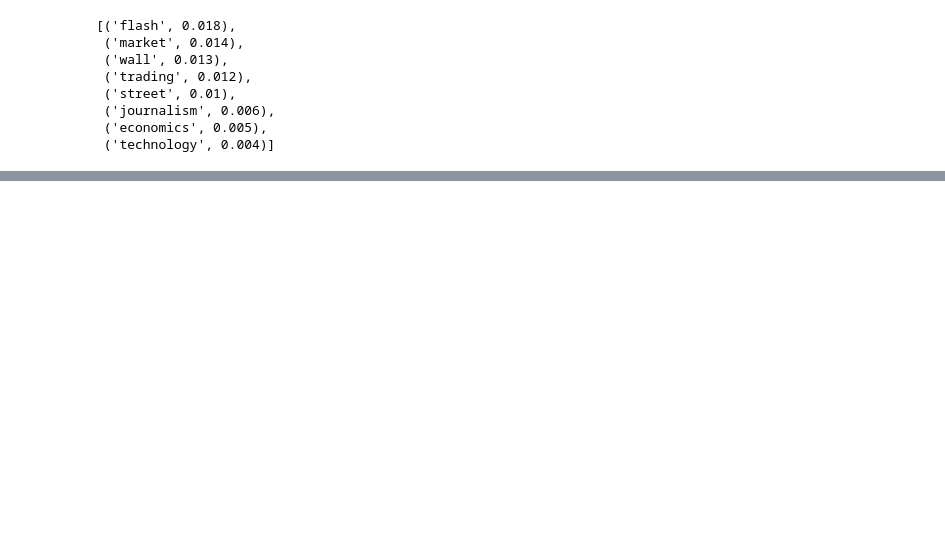
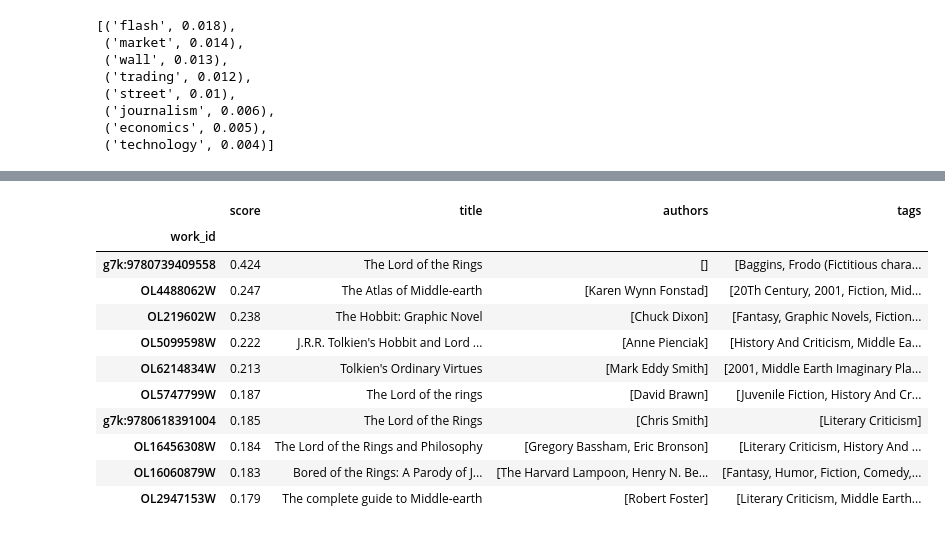
Before and after one commit to mychaelka/book-recommender, a Jupyter notebook: notebooks/vector_search.ipynb, the cells around one changed output, grey strips where cells are left out. Saved outputs shown, nothing was run; the diff lists cells and outputs as text; code cells hidden in the pictures; blank space fills up the shorter version.

```diff
--- a/notebooks/vector_search.ipynb
+++ b/notebooks/vector_search.ipynb
@@ -181,0 +182,25 @@ explain_match(algorithms, recs.index[10])  # recs.index[0] returns work id of th
+# %%
+from catalog.normalize import author_key
+
+# main author key per book, aligned with the rows of X (same order as `books`)
+main_author = books["authors"].map(lambda a: author_key(a[0]) if len(a) else None).to_numpy()
+
+
+def recommend(work_id: str, k: int = 10, exclude_same_author: bool = True) -> pd.DataFrame:
+    """The k books most similar to `work_id` by TF-IDF cosine similarity."""
+    if work_id not in position:
+        raise KeyError(f"{work_id} is not in the index (no usable description?)")
+    pos = position[work_id]
+    similarity_scores = (X @ X[pos].T).toarray().ravel()
+    similarity_scores[pos] = -1.0
+
+    if exclude_same_author and main_author[pos] is not None:
+        similarity_scores[main_author == main_author[pos]] = -1.0   # also hides other Tolkien books
+
+    top = np.argpartition(-similarity_scores, k)[:k]
+    top = top[np.argsort(-similarity_scores[top])]
+
+    result = books.iloc[top][["title", "authors", "tags"]].copy()
+    result["tags"] = result["tags"].map(lambda t: list(t)[:5])
+    result.insert(0, "score", similarity_scores[top].round(3))
+    return result
@@ -181,0 +222,15 @@ explain_match(algorithms, recs.index[10])  # recs.index[0] returns work id of th
+# %%
+recommend("OL27448W", k=10)
+# %% [output]
+|  | score | title | authors | tags |
+| work_id |  |  |  |  |
+| g7k:9780739409558 | 0.424 | The Lord of the Rings | [] | [Baggins, Frodo (Fictitious chara... |
+| OL4488062W | 0.247 | The Atlas of Middle-earth | [Karen Wynn Fonstad] | [20Th Century, 2001, Fiction, Mid... |
+| OL219602W | 0.238 | The Hobbit: Graphic Novel | [Chuck Dixon] | [Fantasy, Graphic Novels, Fiction... |
+| OL5099598W | 0.222 | J.R.R. Tolkien's Hobbit and Lord ... | [Anne Pienciak] | [History And Criticism, Middle Ea... |
+| OL6214834W | 0.213 | Tolkien's Ordinary Virtues | [Mark Eddy Smith] | [2001, Middle Earth Imaginary Pla... |
+| OL5747799W | 0.187 | The Lord of the rings | [David Brawn] | [Juvenile Fiction, History And Cr... |
+| g7k:9780618391004 | 0.185 | The Lord of the Rings | [Chris Smith] | [Literary Criticism] |
+| OL16456308W | 0.184 | The Lord of the Rings and Philosophy | [Gregory Bassham, Eric Bronson] | [Literary Criticism, History And ... |
+| OL16060879W | 0.183 | Bored of the Rings: A Parody of J... | [The Harvard Lampoon, Henry N. Be... | [Fantasy, Humor, Fiction, Comedy,... |
+| OL2947153W | 0.179 | The complete guide to Middle-earth | [Robert Foster] | [Literary Criticism, Middle Earth... |
```
Also changed, not shown: parts of 4 cells of this notebook.
